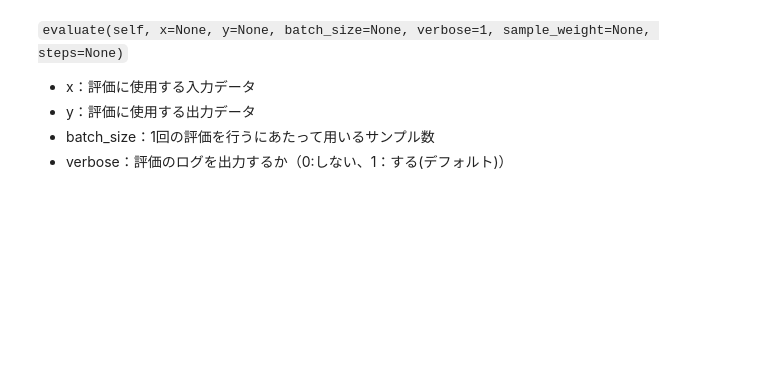
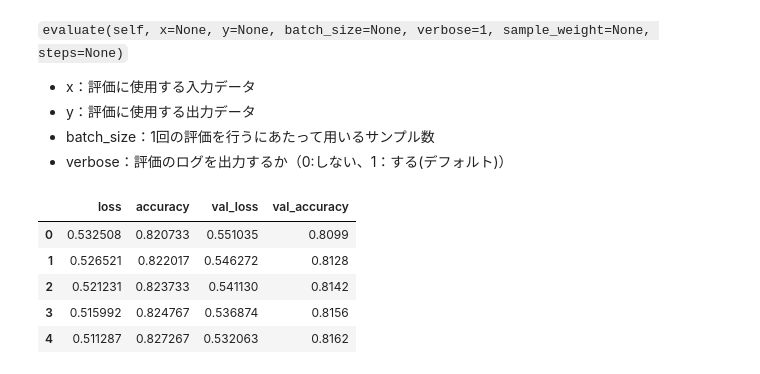
Before and after one commit to Strix9289/Introduction-of-Deep-Learning, a Jupyter notebook: Classification.ipynb, the cells around one changed output. Saved outputs shown, nothing was run; the diff lists cells and outputs as text; code cells hidden in the pictures; blank space fills up the shorter version.

```diff
--- a/Classification.ipynb
+++ b/Classification.ipynb
@@ -221,3 +215,14 @@ model.summary()
 * y：評価に使用する出力データ
 * batch_size：1回の評価を行うにあたって用いるサンプル数
 * verbose：評価のログを出力するか（0:しない、1：する(デフォルト)）
+# %%
+# Pandas 形式
+result = pd.DataFrame(history.history)
+result.head()
+# %% [output]
+|  | loss | accuracy | val_loss | val_accuracy |
+| 0 | 0.532508 | 0.820733 | 0.551035 | 0.8099 |
+| 1 | 0.526521 | 0.822017 | 0.546272 | 0.8128 |
+| 2 | 0.521231 | 0.823733 | 0.541130 | 0.8142 |
+| 3 | 0.515992 | 0.824767 | 0.536874 | 0.8156 |
+| 4 | 0.511287 | 0.827267 | 0.532063 | 0.8162 |
```
Also changed, not shown: parts of 6 cells of this notebook.
